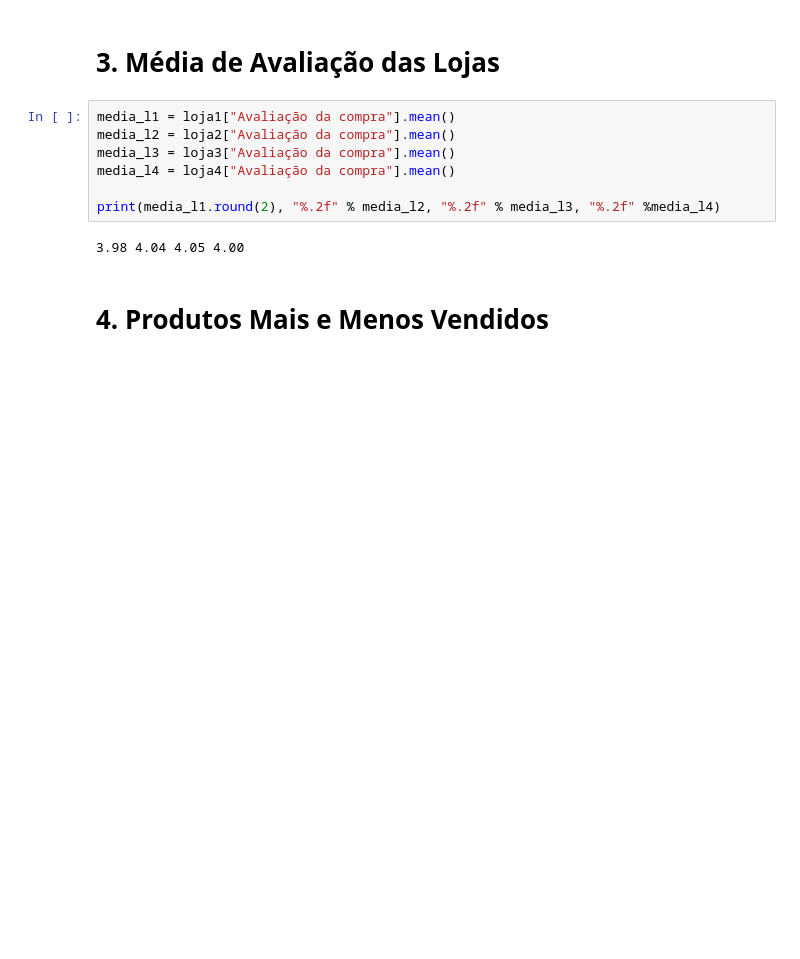
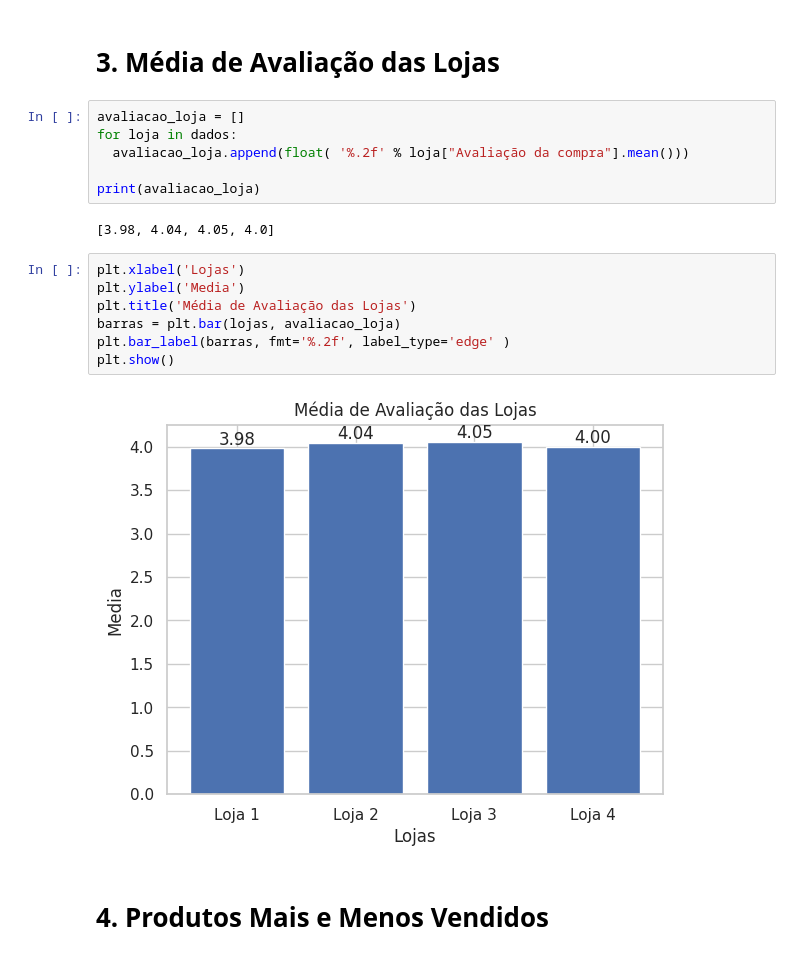
Before and after one commit to lfa-systems/Alura_Store_BR, a Jupyter notebook: AluraStoreBr.ipynb, the cells around one changed output. Drawn from its saved outputs; the diff is of its cells as text; blank space fills up the shorter version.

Commit message:
Média de Avaliação das Lojas com Gráfico

```diff
--- a/AluraStoreBr.ipynb
+++ b/AluraStoreBr.ipynb
@@ -117,15 +116,23 @@ plt.show()
 [figure]
 # %% [markdown]
 # 3. Média de Avaliação das Lojas
-# %%
-media_l1 = loja1["Avaliação da compra"].mean()
-media_l2 = loja2["Avaliação da compra"].mean()
-media_l3 = loja3["Avaliação da compra"].mean()
-media_l4 = loja4["Avaliação da compra"].mean()
-
-print(media_l1.round(2), "%.2f" % media_l2, "%.2f" % media_l3, "%.2f" %media_l4)
-# %% [output]
-3.98 4.04 4.05 4.00
+# %%
+avaliacao_loja = []
+for loja in dados:
+  avaliacao_loja.append(float( '%.2f' % loja["Avaliação da compra"].mean()))
+
+print(avaliacao_loja)
+# %% [output]
+[3.98, 4.04, 4.05, 4.0]
+# %%
+plt.xlabel('Lojas')
+plt.ylabel('Media')
+plt.title('Média de Avaliação das Lojas')
+barras = plt.bar(lojas, avaliacao_loja)
+plt.bar_label(barras, fmt='%.2f', label_type='edge' )
+plt.show()
+# %% [output]
+[figure, added]
 # %% [markdown]
 # 4. Produtos Mais e Menos Vendidos
 # %%
```
Also changed, not shown: parts of 3 cells of this notebook.
